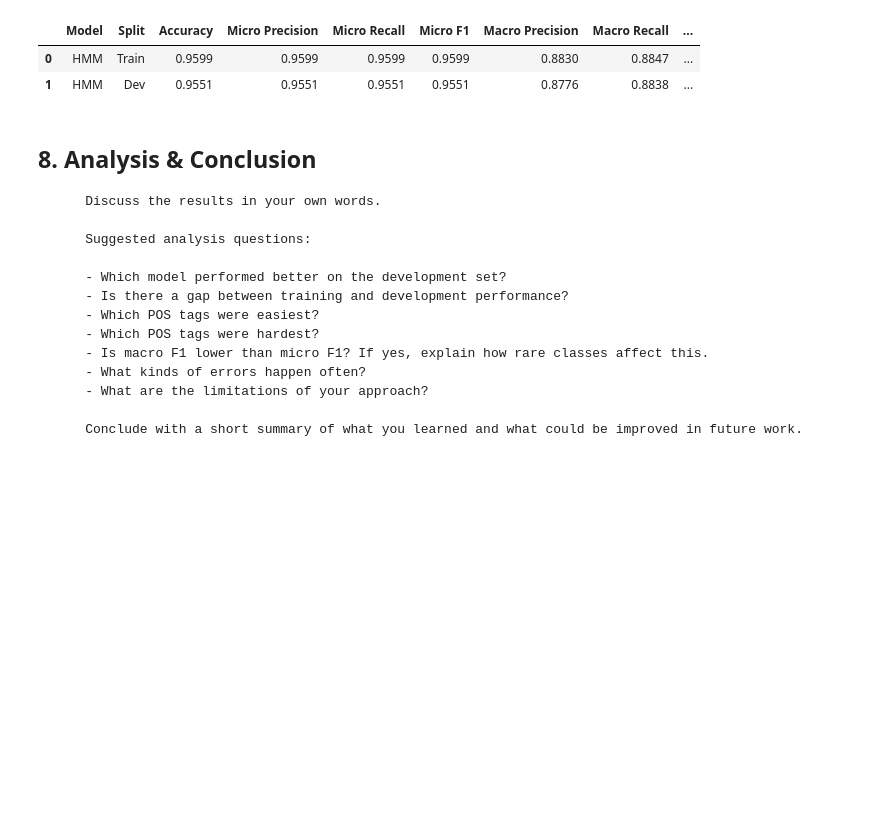
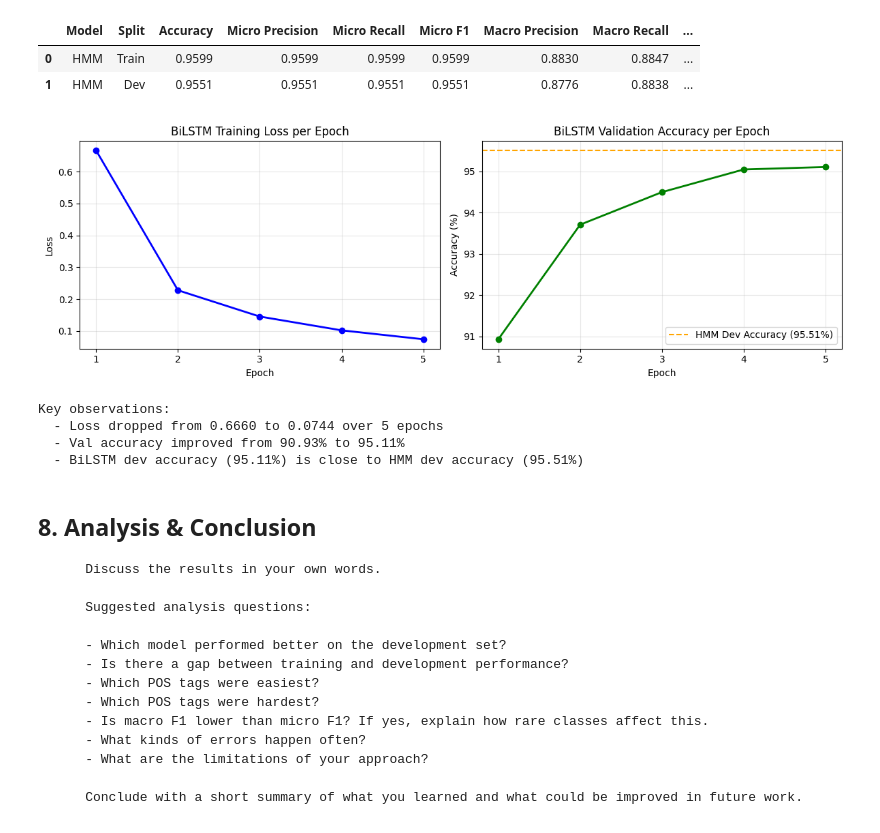
Before and after one commit to ayshahasan2004/Part-of-Speech-POS-Tagging, a Jupyter notebook: notebooks/ENCS5342_Project_Track1_1220352_1222776.ipynb, the cells around one changed output. Cells and saved outputs as stored; diff of their text form; code cells hidden in the pictures; blank space fills up the shorter version.

```diff
--- a/notebooks/ENCS5342_Project_Track1_1220352_1222776.ipynb
+++ b/notebooks/ENCS5342_Project_Track1_1220352_1222776.ipynb
@@ -409,3 +626,49 @@ except ImportError:
+# %%
+import matplotlib
+import matplotlib.pyplot as plt
+import numpy as np
+
+# ================================================================
+# Learning Curves — BiLSTM Training Progress
+# ================================================================
+
+epochs = [1, 2, 3, 4, 5]
+train_loss = [0.6660, 0.2279, 0.1456, 0.1023, 0.0744]
+val_accuracy = [90.93, 93.71, 94.50, 95.05, 95.11]
+
+fig, (ax1, ax2) = plt.subplots(1, 2, figsize=(12, 4))
+
+# Plot 1: Training Loss
+ax1.plot(epochs, train_loss, 'b-o', linewidth=2, markersize=6)
+ax1.set_title('BiLSTM Training Loss per Epoch')
+ax1.set_xlabel('Epoch')
+ax1.set_ylabel('Loss')
+ax1.set_xticks(epochs)
+ax1.grid(True, alpha=0.3)
+
+# Plot 2: Validation Accuracy
+ax2.plot(epochs, val_accuracy, 'g-o', linewidth=2, markersize=6)
+ax2.axhline(y=95.51, color='orange', linestyle='--', label='HMM Dev Accuracy (95.51%)')
+ax2.set_title('BiLSTM Validation Accuracy per Epoch')
+ax2.set_xlabel('Epoch')
+ax2.set_ylabel('Accuracy (%)')
+ax2.set_xticks(epochs)
+ax2.legend()
+ax2.grid(True, alpha=0.3)
+
+plt.tight_layout()
+plt.show()
+
+print("Key observations:")
+print(f"  - Loss dropped from {train_loss[0]:.4f} to {train_loss[-1]:.4f} over 5 epochs")
+print(f"  - Val accuracy improved from {val_accuracy[0]:.2f}% to {val_accuracy[-1]:.2f}%")
+print(f"  - BiLSTM dev accuracy ({val_accuracy[-1]:.2f}%) is close to HMM dev accuracy (95.51%)")
+# %% [output]
+[figure, added]
+Key observations:
+  - Loss dropped from 0.6660 to 0.0744 over 5 epochs
+  - Val accuracy improved from 90.93% to 95.11%
+  - BiLSTM dev accuracy (95.11%) is close to HMM dev accuracy (95.51%)
 # %% [markdown]
 ## 8. Analysis & Conclusion
 
```
Also changed, not shown: parts of 14 cells of this notebook.
